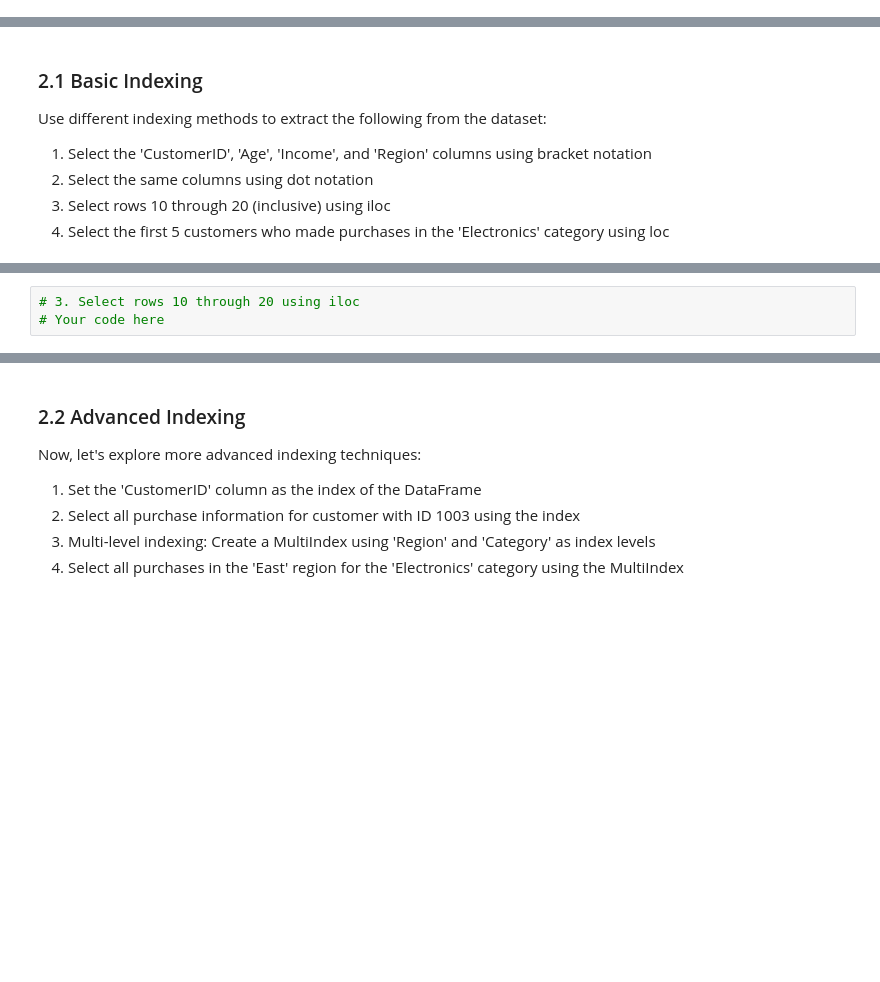
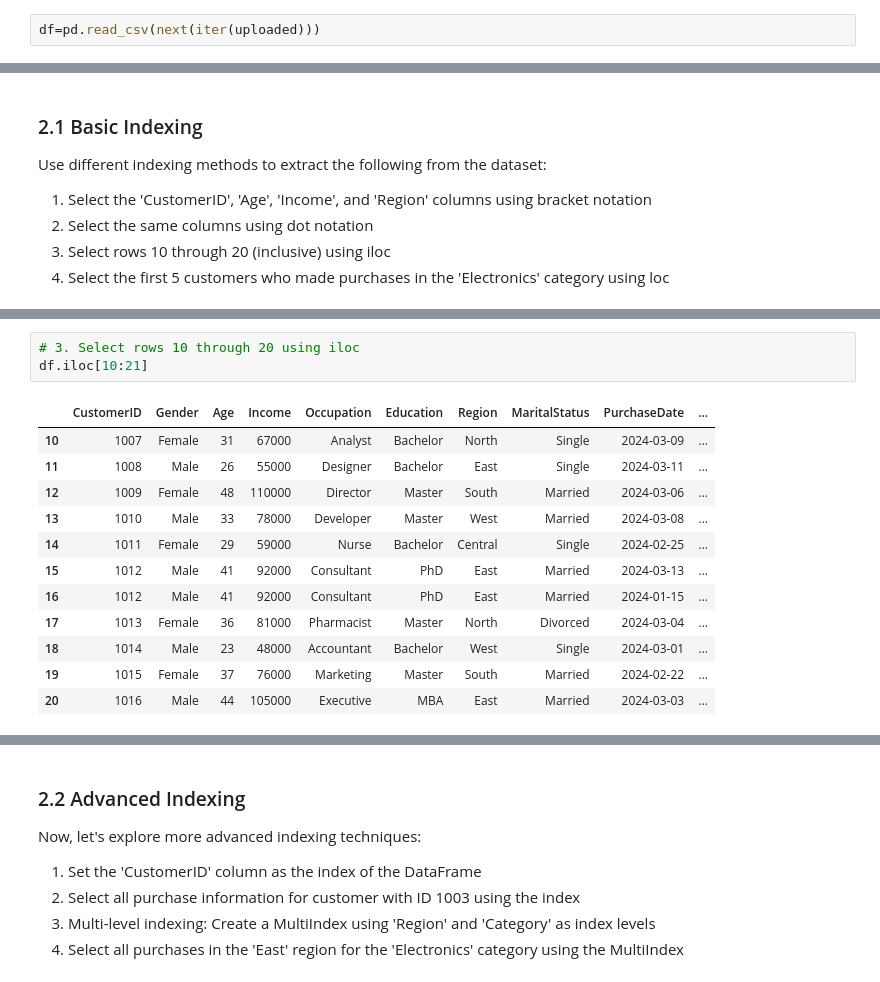
Before and after one commit to TomisinFalode/Projects, a Jupyter notebook: Month_1/Week_3/Assignments/pandas_fundamentals_II_assignment.ipynb, the cells around one changed output, grey strips where cells are left out. Cells and saved outputs as stored; diff of their text form; blank space fills up the shorter version.

```diff
--- a/Month_1/Week_3/Assignments/pandas_fundamentals_II_assignment.ipynb
+++ b/Month_1/Week_3/Assignments/pandas_fundamentals_II_assignment.ipynb
@@ -53,2 +56,4 @@ uploaded=files.upload()
+# %%
+df=pd.read_csv(next(iter(uploaded)))
 # %%
 # Load the dataset
@@ -99,5 +201,18 @@ Use different indexing methods to extract the following from the dataset:
 # %%
 # 3. Select rows 10 through 20 using iloc
-# Your code here
+df.iloc[10:21]
+# %% [output]
+|  | CustomerID | Gender | Age | Income | Occupation | Education | Region | MaritalStatus | PurchaseDate | ... |
+| 10 | 1007 | Female | 31 | 67000 | Analyst | Bachelor | North | Single | 2024-03-09 | ... |
+| 11 | 1008 | Male | 26 | 55000 | Designer | Bachelor | East | Single | 2024-03-11 | ... |
+| 12 | 1009 | Female | 48 | 110000 | Director | Master | South | Married | 2024-03-06 | ... |
+| 13 | 1010 | Male | 33 | 78000 | Developer | Master | West | Married | 2024-03-08 | ... |
+| 14 | 1011 | Female | 29 | 59000 | Nurse | Bachelor | Central | Single | 2024-02-25 | ... |
+| 15 | 1012 | Male | 41 | 92000 | Consultant | PhD | East | Married | 2024-03-13 | ... |
+| 16 | 1012 | Male | 41 | 92000 | Consultant | PhD | East | Married | 2024-01-15 | ... |
+| 17 | 1013 | Female | 36 | 81000 | Pharmacist | Master | North | Divorced | 2024-03-04 | ... |
+| 18 | 1014 | Male | 23 | 48000 | Accountant | Bachelor | West | Single | 2024-03-01 | ... |
+| 19 | 1015 | Female | 37 | 76000 | Marketing | Master | South | Married | 2024-02-22 | ... |
+| 20 | 1016 | Male | 44 | 105000 | Executive | MBA | East | Married | 2024-03-03 | ... |
 # %%
 # 4. Select the first 5 customers who made purchases in the 'Electronics' category
```
Also changed, not shown: parts of 68 cells of this notebook.
